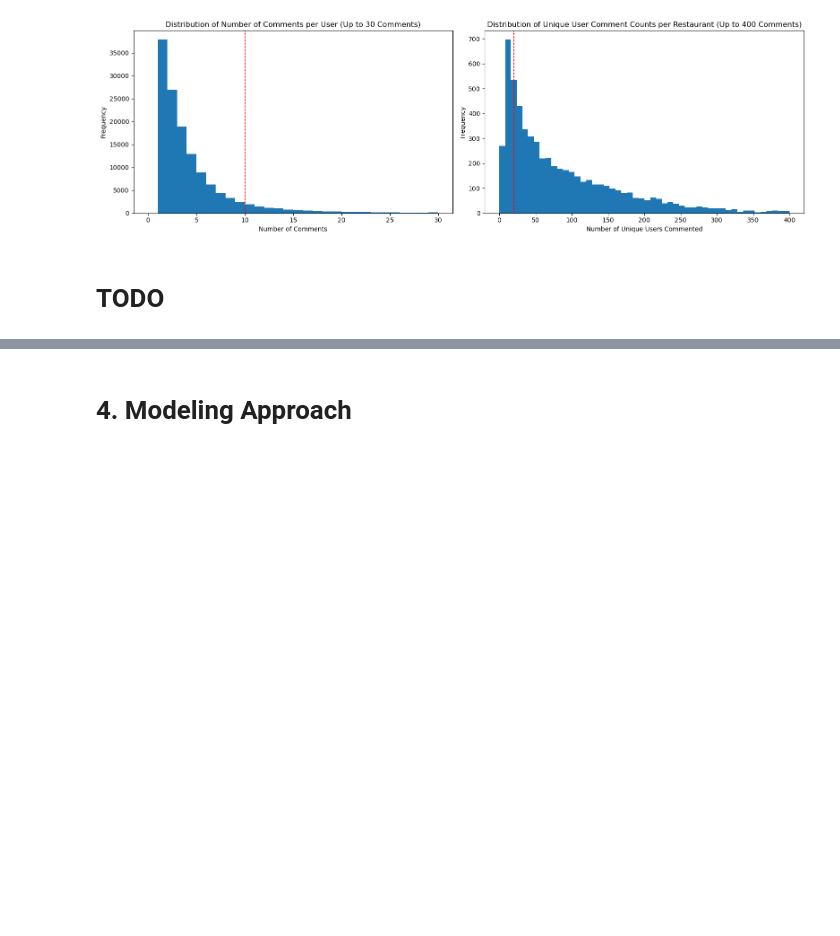
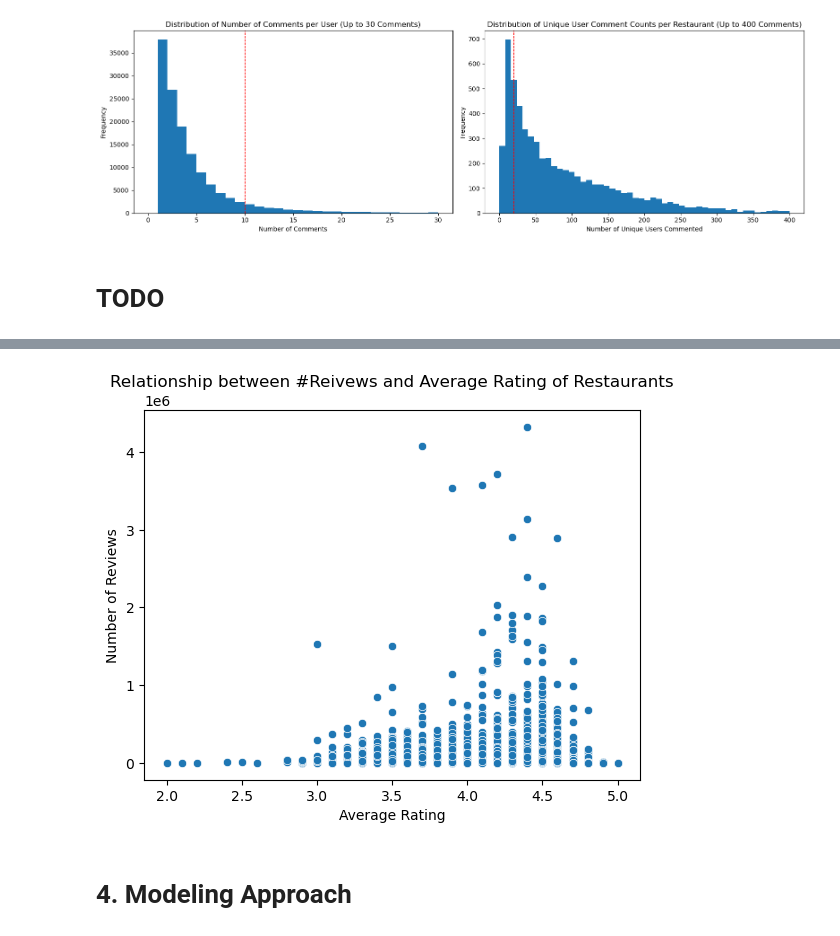
Before and after one commit to yuqinbailey/Restaurant-Rec-Google-Reviews, a Jupyter notebook: 5_Final_Report.ipynb, the cells around one changed output, grey strips where cells are left out. Drawn from its saved outputs; the diff is of its cells as text; code cells hidden in the pictures; blank space fills up the shorter version.

```diff
--- a/5_Final_Report.ipynb
+++ b/5_Final_Report.ipynb
@@ -130,3 +192,13 @@ df_cleaned.to_csv("data/df_cleaned.csv", index=False)
+# %%
+num_reviews_restaurant = df_cleaned.groupby("gmap_id")["num_of_reviews"].sum()
+avg_ratings_restaurant = df_cleaned.groupby("gmap_id")["avg_rating"].mean()
+sns.scatterplot(x = avg_ratings_restaurant, y = num_reviews_restaurant);
+plt.title('Relationship between #Reivews and Average Rating of Restaurants')
+plt.xlabel('Average Rating')
+plt.ylabel('Number of Reviews')
+plt.show()
+# %% [output]
+[figure, added]
 # %% [markdown]
 # 4. Modeling Approach
 # %% [markdown]
```
Also changed, not shown: parts of 8 cells of this notebook.
